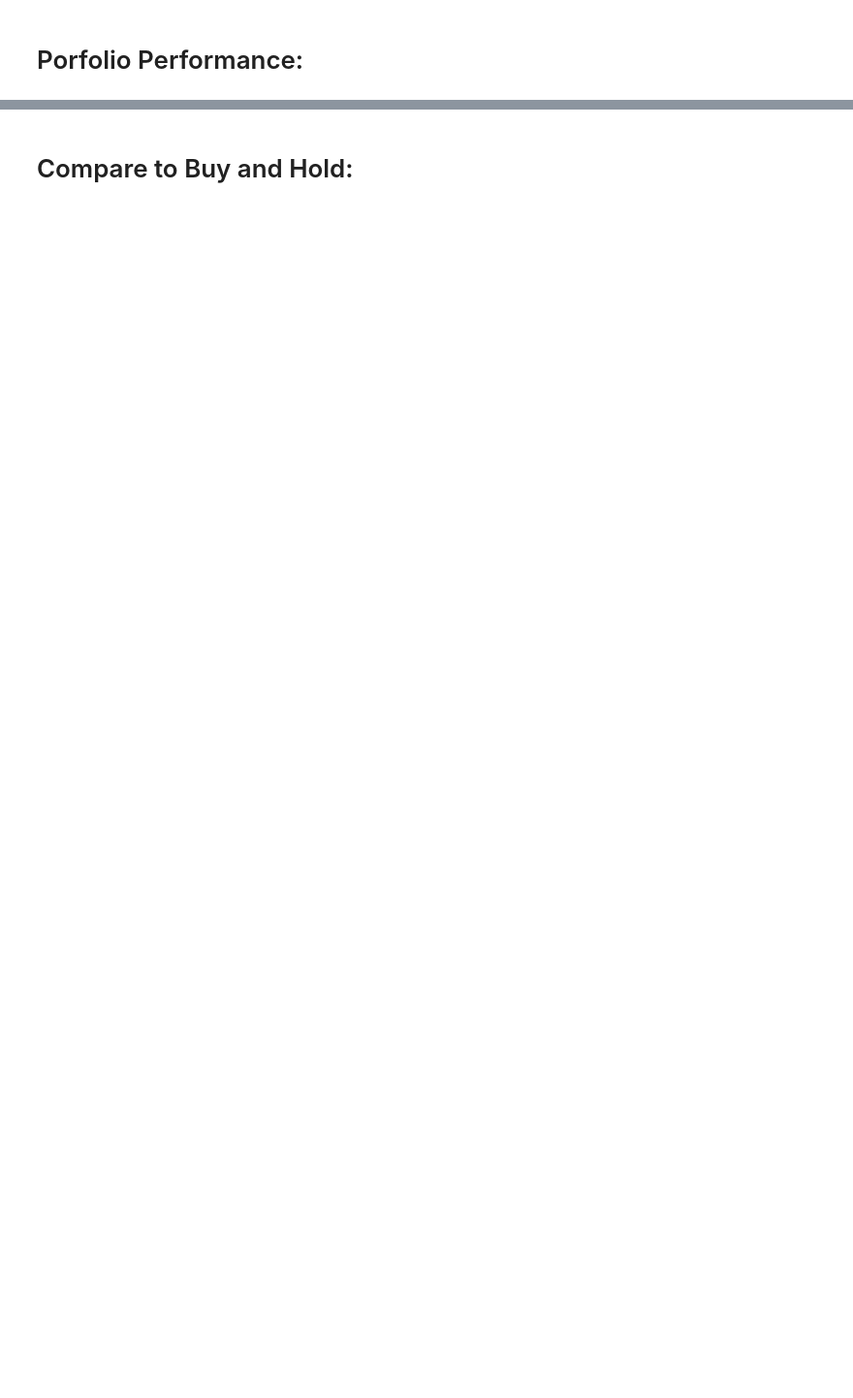
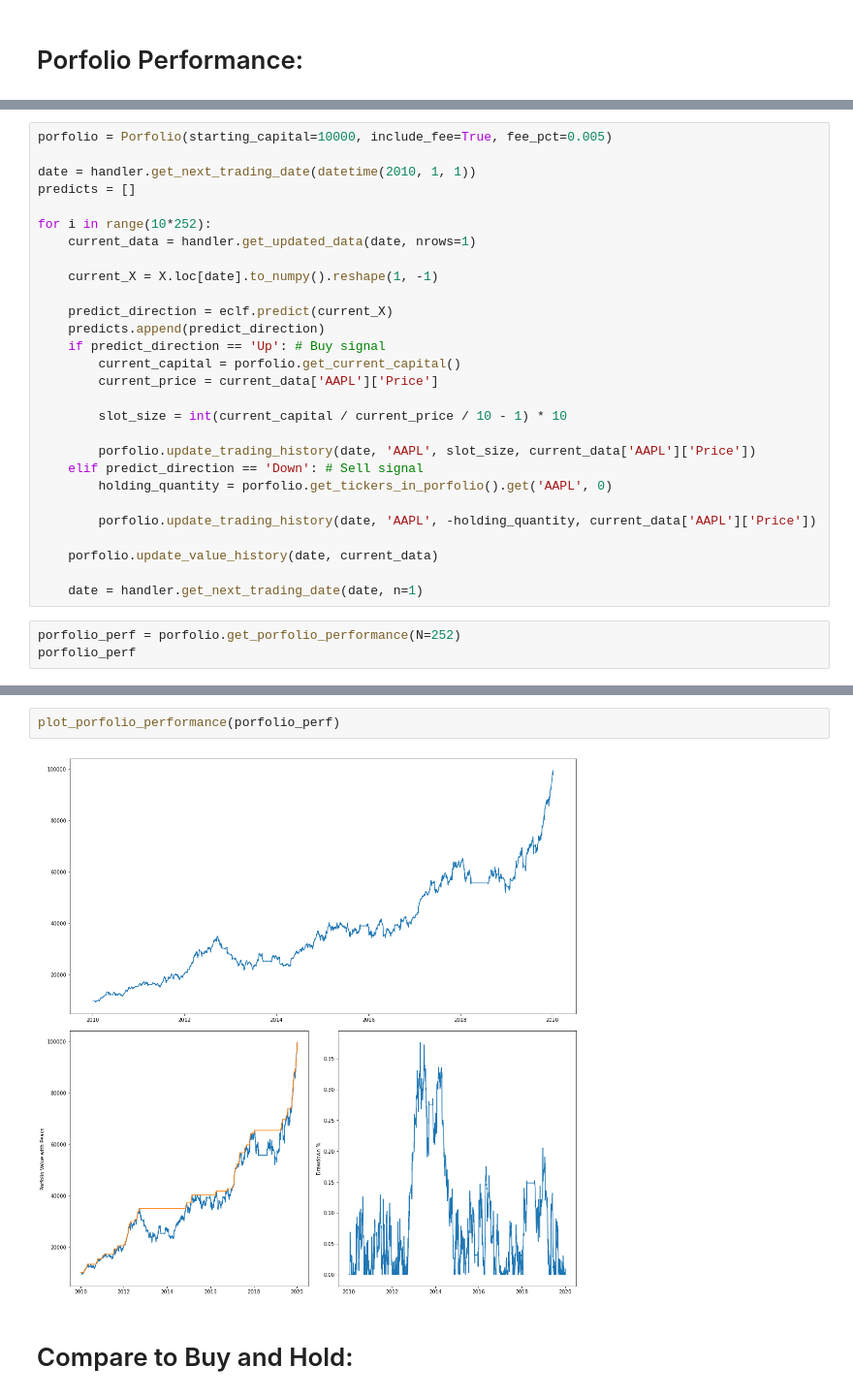
Before and after one commit to lethien/AlgoResearchTool, a Jupyter notebook: Strategy_Example_ML_Classification.ipynb, the cells around one changed output, grey strips where cells are left out. Shown at 97% size. Saved outputs shown, nothing was run; the diff lists cells and outputs as text; blank space fills up the shorter version.

```diff
--- a/Strategy_Example_ML_Classification.ipynb
+++ b/Strategy_Example_ML_Classification.ipynb
@@ -156,0 +159,31 @@ plot_porfolio_performance(porfolio_perf)
+# %%
+porfolio = Porfolio(starting_capital=10000, include_fee=True, fee_pct=0.005)
+
+date = handler.get_next_trading_date(datetime(2010, 1, 1))
+predicts = []
+
+for i in range(10*252):
+    current_data = handler.get_updated_data(date, nrows=1)
+
+    current_X = X.loc[date].to_numpy().reshape(1, -1)
+
+    predict_direction = eclf.predict(current_X)
+    predicts.append(predict_direction)
+    if predict_direction == 'Up': # Buy signal
+        current_capital = porfolio.get_current_capital()
+        current_price = current_data['AAPL']['Price']
+
+        slot_size = int(current_capital / current_price / 10 - 1) * 10
+
+        porfolio.update_trading_history(date, 'AAPL', slot_size, current_data['AAPL']['Price'])
+    elif predict_direction == 'Down': # Sell signal
+        holding_quantity = porfolio.get_tickers_in_porfolio().get('AAPL', 0)
+
+        porfolio.update_trading_history(date, 'AAPL', -holding_quantity, current_data['AAPL']['Price'])
+
+    porfolio.update_value_history(date, current_data)
+
+    date = handler.get_next_trading_date(date, n=1)
+# %%
+porfolio_perf = porfolio.get_porfolio_performance(N=252)
+porfolio_perf
@@ -157,3 +208,7 @@ plot_porfolio_performance(porfolio_perf)
+# %%
+plot_porfolio_performance(porfolio_perf)
+# %% [output]
+[figure, added]
 # %% [markdown]
 # Compare to Buy and Hold:
 # %%
```
Also changed, not shown: parts of 8 cells of this notebook, 1 other file.
